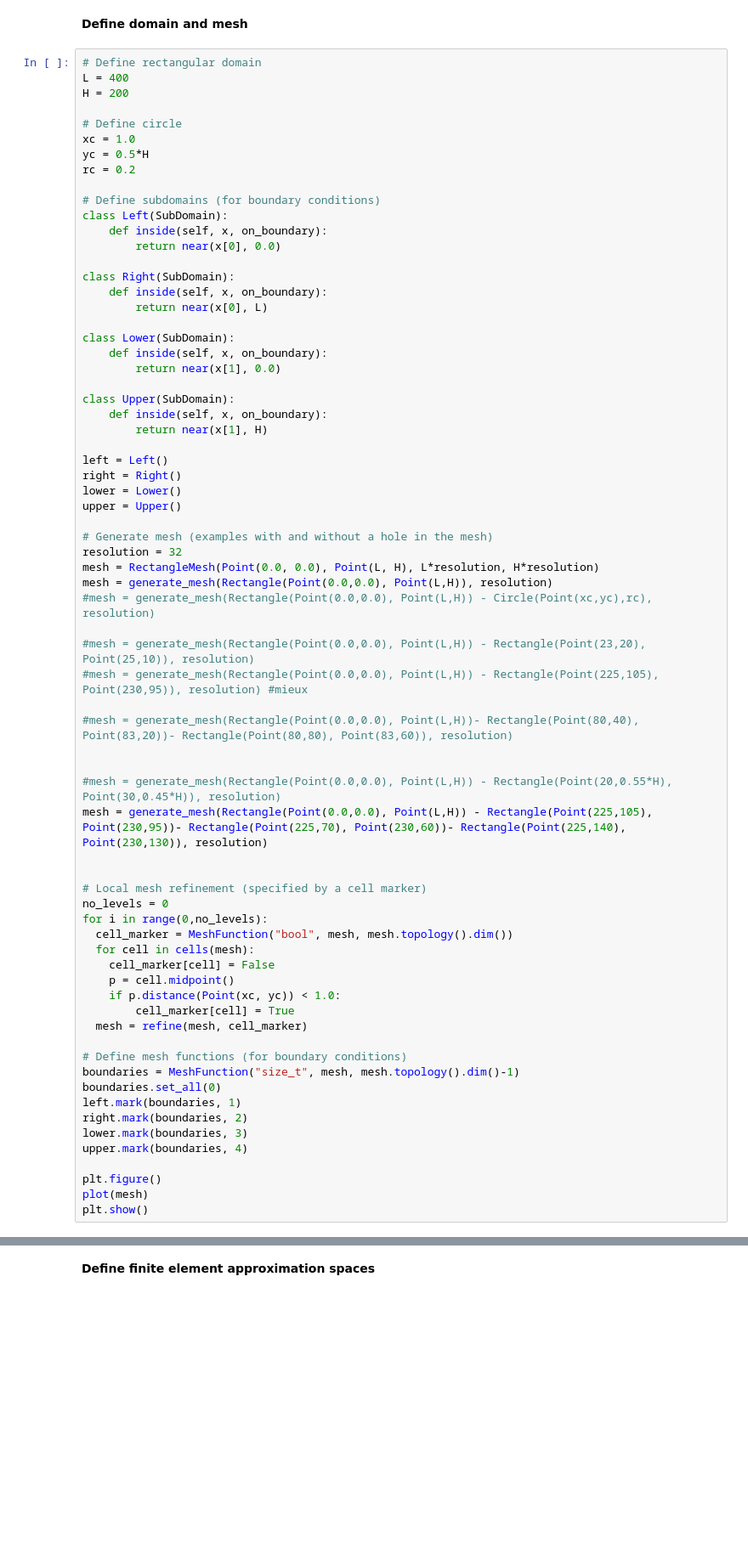
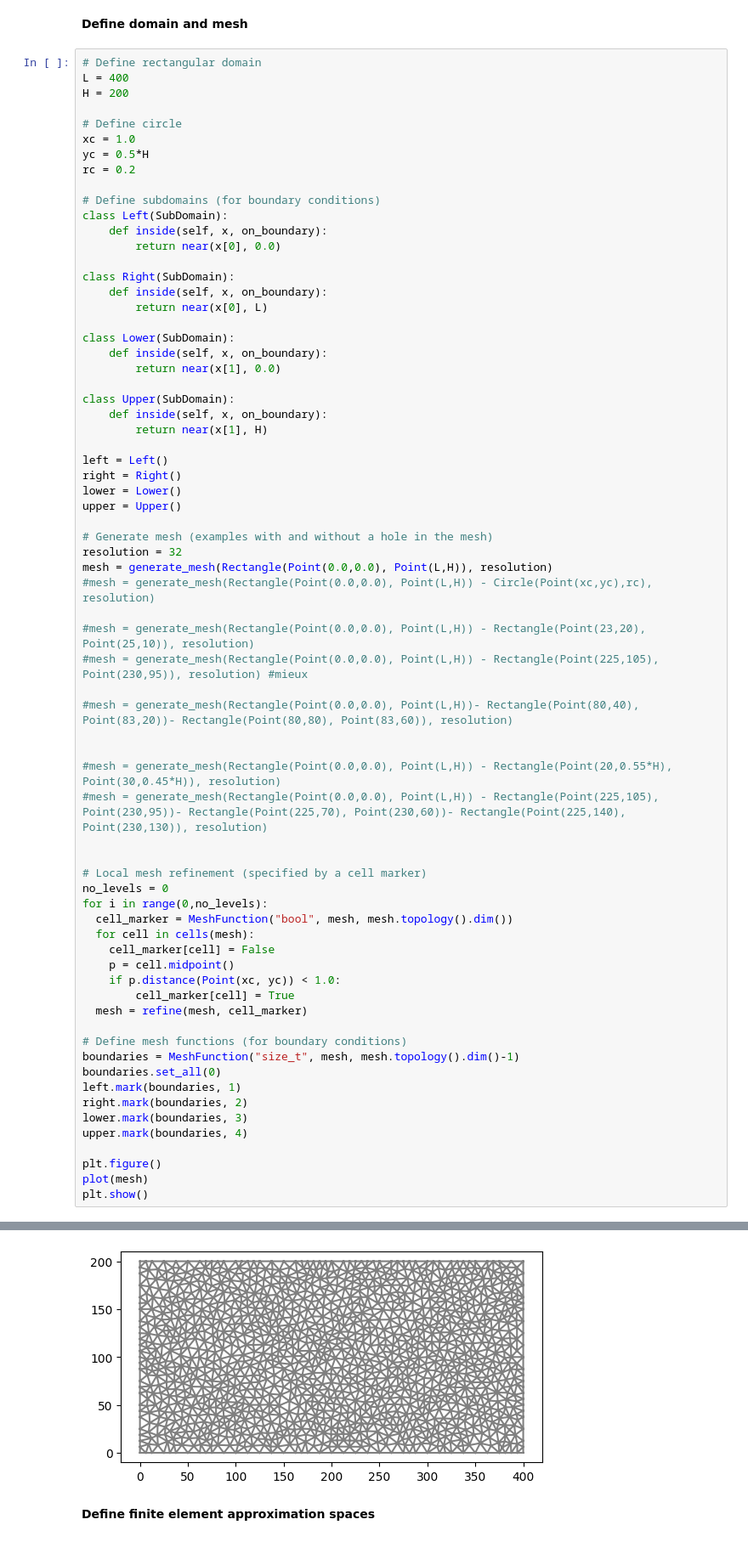
Before and after one commit to katty-anay/Fluid_mechanics_, a Jupyter notebook: Shallow-Water-Equations.ipynb, the cells around one changed output, grey strips where cells are left out. Shown at 85% size. Drawn from its saved outputs; the diff is of its cells as text; blank space fills up the shorter version.

```diff
--- a/Shallow-Water-Equations.ipynb
+++ b/Shallow-Water-Equations.ipynb
@@ -103,7 +103,6 @@ upper = Upper()
 
 # Generate mesh (examples with and without a hole in the mesh)
 resolution = 32
-mesh = RectangleMesh(Point(0.0, 0.0), Point(L, H), L*resolution, H*resolution)
 mesh = generate_mesh(Rectangle(Point(0.0,0.0), Point(L,H)), resolution)
 #mesh = generate_mesh(Rectangle(Point(0.0,0.0), Point(L,H)) - Circle(Point(xc,yc),rc), resolution)
 
@@ -114,7 +113,7 @@ mesh = generate_mesh(Rectangle(Point(0.0,0.0), Point(L,H)), resolution)
 
 
 #mesh = generate_mesh(Rectangle(Point(0.0,0.0), Point(L,H)) - Rectangle(Point(20,0.55*H), Point(30,0.45*H)), resolution)
-mesh = generate_mesh(Rectangle(Point(0.0,0.0), Point(L,H)) - Rectangle(Point(225,105), Point(230,95))- Rectangle(Point(225,70), Point(230,60))- Rectangle(Point(225,140), Point(230,130)), resolution)
+#mesh = generate_mesh(Rectangle(Point(0.0,0.0), Point(L,H)) - Rectangle(Point(225,105), Point(230,95))- Rectangle(Point(225,70), Point(230,60))- Rectangle(Point(225,140), Point(230,130)), resolution)
 
 
 # Local mesh refinement (specified by a cell marker)
@@ -144,3 +142,4 @@ NameError: name 'SubDomain' is not defined
+[figure, added]
 # %% [markdown]
 **Define finite element approximation spaces**
 # %%
```
Also changed, not shown: parts of 3 cells of this notebook.
